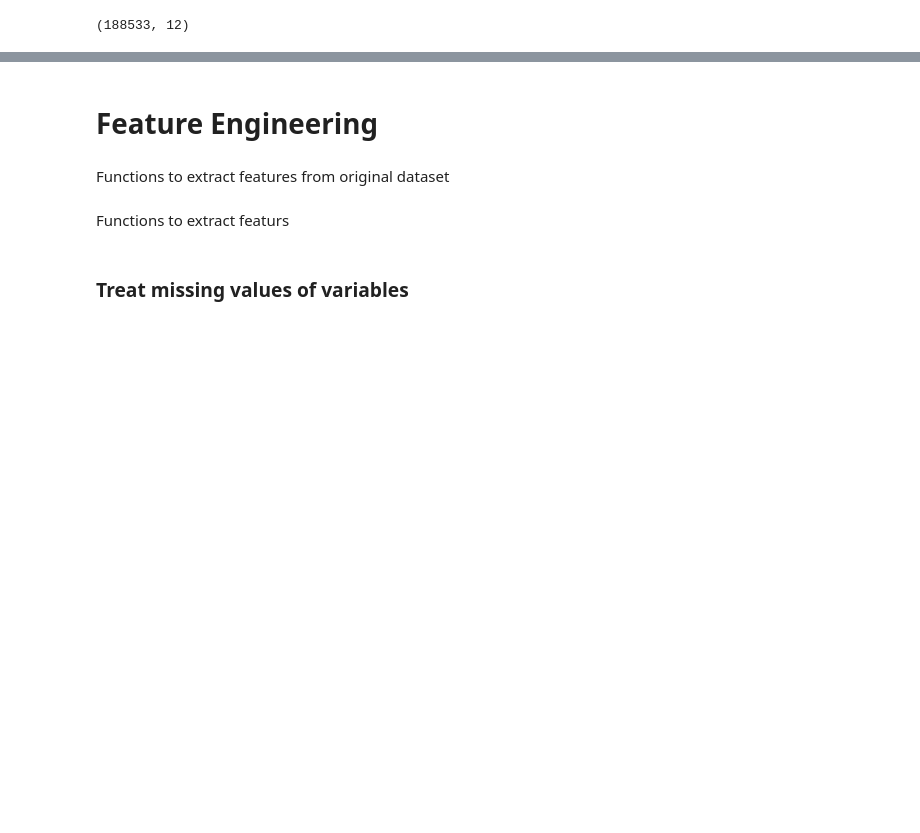
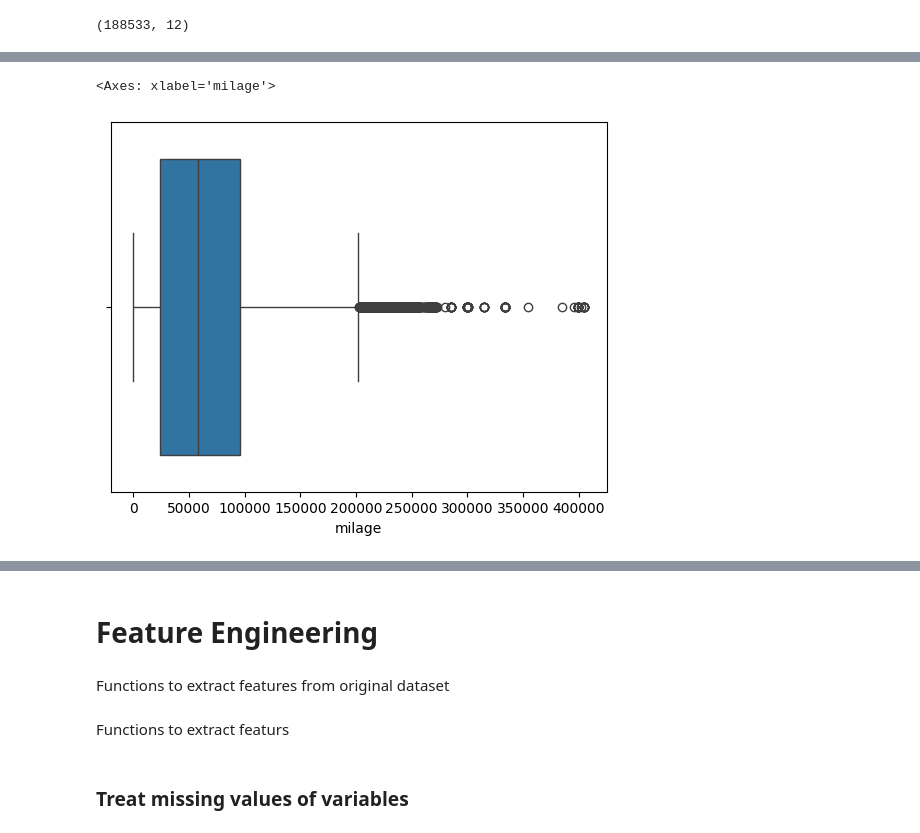
Before and after one commit to omkar-thite/used_car_regression_kaggle, a Jupyter notebook: used_car_regression.ipynb, the cells around one changed output, grey strips where cells are left out. Cells and saved outputs as stored; diff of their text form; code cells hidden in the pictures; blank space fills up the shorter version.

```diff
--- a/used_car_regression.ipynb
+++ b/used_car_regression.ipynb
@@ -138,0 +222,5 @@ dtype: int64
+# %%
+sns.boxplot(x=df['milage'])
+# %% [output]
+<Axes: xlabel='milage'>
+[figure, added]
```
Also changed, not shown: parts of 113 cells of this notebook.
